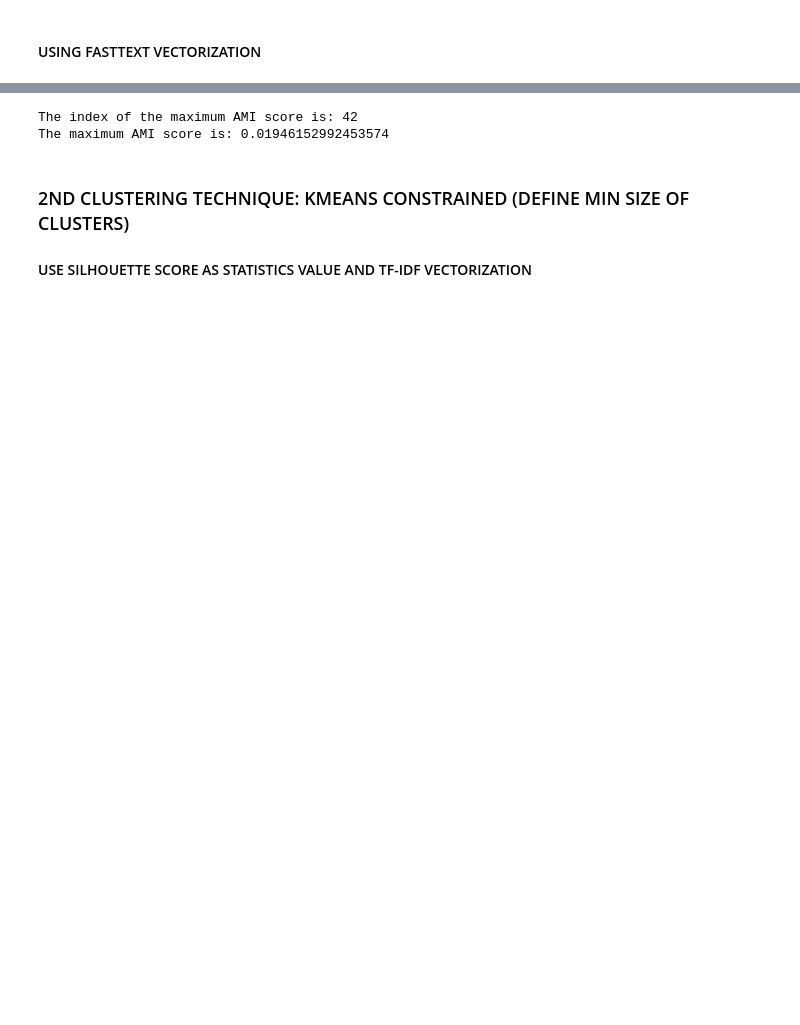
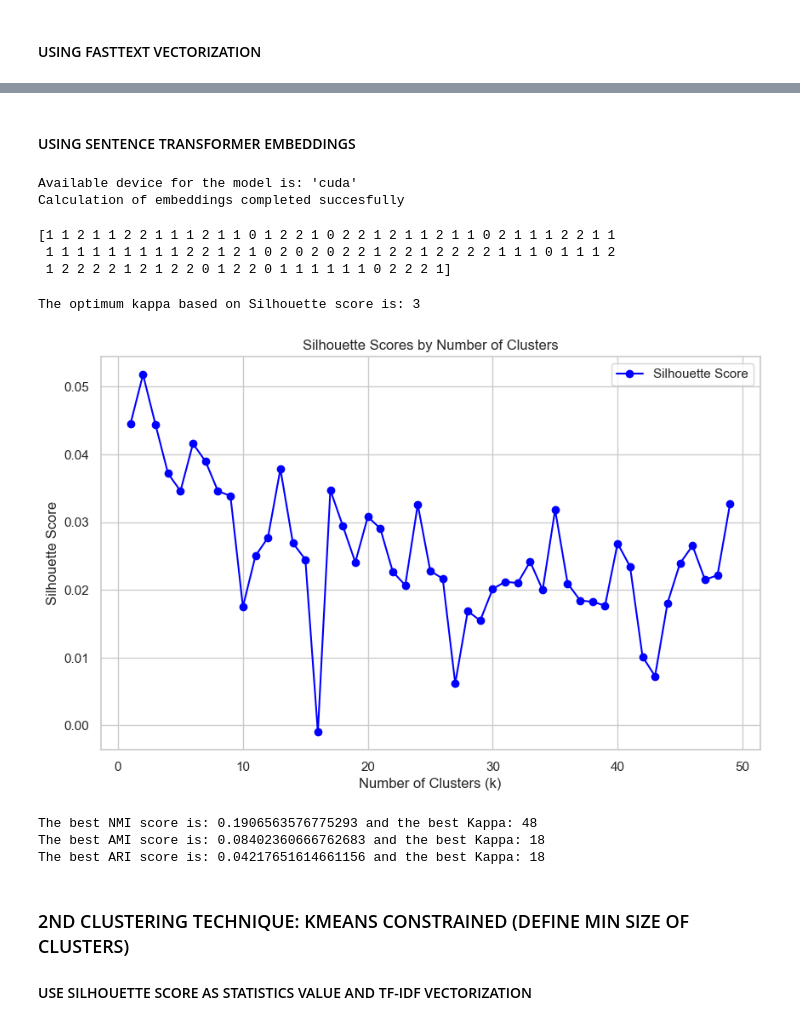
Before and after one commit to Rafimc13/LLM_Research_Topic_Modelling, a Jupyter notebook: Clustering_Techniques.ipynb, the cells around one changed output, grey strips where cells are left out. Drawn from its saved outputs; the diff is of its cells as text; code cells hidden in the pictures; blank space fills up the shorter version.

```diff
--- a/Clustering_Techniques.ipynb
+++ b/Clustering_Techniques.ipynb
@@ -128,12 +147,36 @@ The optimum kappa based on Silhouette score is: 2
+# %% [markdown]
+#### USING SENTENCE TRANSFORMER EMBEDDINGS
 # %%
-# Assuming statistic_values_ami is the list containing AMI scores
-max_ami_index = np.argmax(statistic_values_nmi)
+from clustering_algorithms.kmeans import calc_kmeans
+from utils.calc_embeddings_via_transformer import calc_embeddings
+from sklearn.decomposition import PCA
 
-print(f'The index of the maximum AMI score is: {max_ami_index}')
-print(f'The maximum AMI score is: {statistic_values_nmi[max_ami_index]}')
+transformed_data_embeddings = calc_embeddings(df[text_col].to_list())
+
+# Reduce the dimensionality of embeddings
+pca = PCA(n_components=50)  # Reduce to 50 dimensions or lower
+reduced_data = pca.fit_transform(transformed_data_embeddings)
+
+max_num_of_clusters = 50
+# calculate the optimun kappa with KMeans via Silhouette score and using Embeddings from Transformer model
+kappa_kmeans_ft, scores_kmeans_ft, statistic_values_nmi, statistic_values_ari, statistic_values_ami = calc_kmeans(
+   reduced_data, max_num_of_clusters, true_labels=labels)
+
+# print the scores NMI, AMI, ARI
+print(f'The best NMI score is: {np.max(statistic_values_nmi)} and the best Kappa: {np.argmax(statistic_values_nmi) }')
+print(f'The best AMI score is: {np.max(statistic_values_ami)} and the best Kappa: {np.argmax(statistic_values_ami) }')
+print(f'The best ARI score is: {np.max(statistic_values_ari)} and the best Kappa: {np.argmax(statistic_values_ari) }')
 # %% [output]
-The index of the maximum AMI score is: 42
-The maximum AMI score is: 0.01946152992453574
+Available device for the model is: 'cuda'
+Calculation of embeddings completed succesfully
+[1 1 2 1 1 2 2 1 1 1 2 1 1 0 1 2 2 1 0 2 2 1 2 1 1 2 1 1 0 2 1 1 1 2 2 1 1
+ 1 1 1 1 1 1 1 1 1 2 2 1 2 1 0 2 0 2 0 2 2 1 2 2 1 2 2 2 2 1 1 1 0 1 1 1 2
+ 1 2 2 2 2 1 2 1 2 2 0 1 2 2 0 1 1 1 1 1 1 0 2 2 2 1]
+The optimum kappa based on Silhouette score is: 3
+[figure, added]
+The best NMI score is: 0.1906563576775293 and the best Kappa: 48
+The best AMI score is: 0.08402360666762683 and the best Kappa: 18
+The best ARI score is: 0.04217651614661156 and the best Kappa: 18
 # %% [markdown]
 ### 2ND CLUSTERING TECHNIQUE: KMEANS CONSTRAINED (DEFINE MIN SIZE OF CLUSTERS)
 
```
Also changed, not shown: parts of 14 cells of this notebook, 4 other files.
